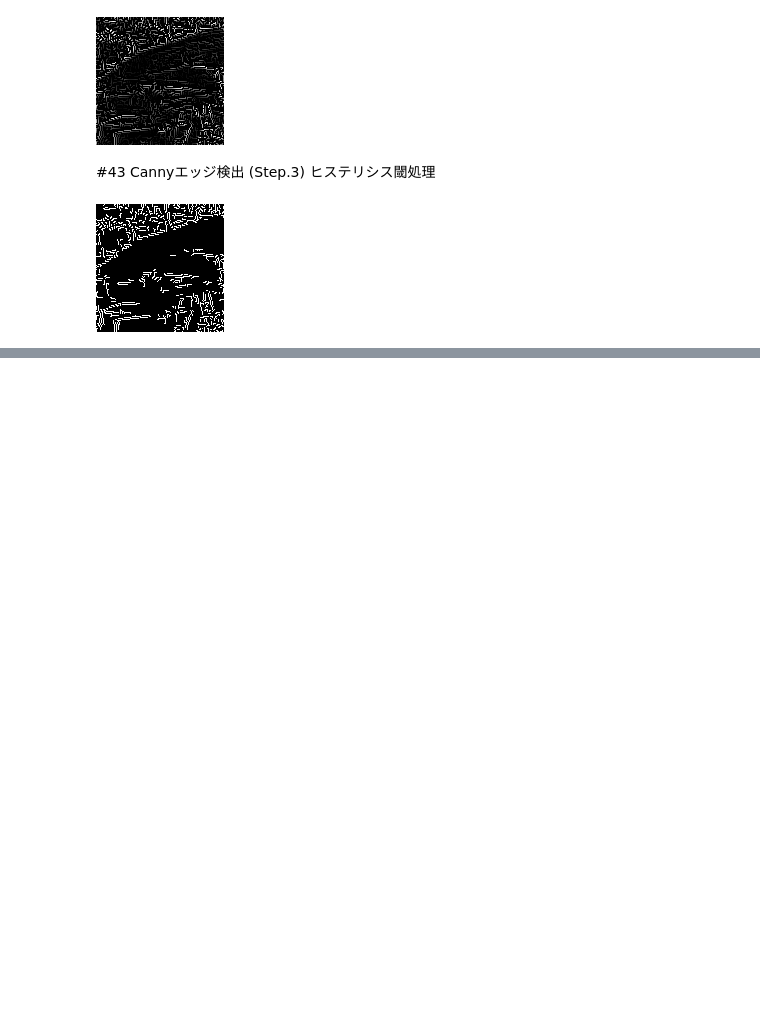
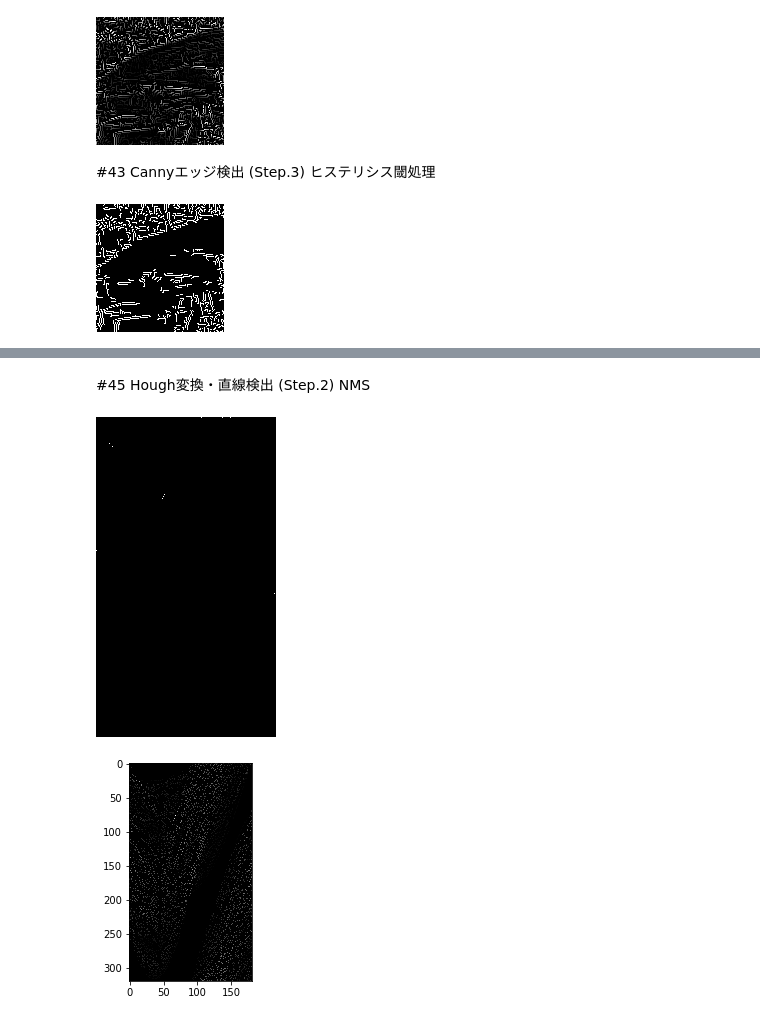
Before and after one commit to katoyu/image-processing-100training, a Jupyter notebook: 画像処理100本ノック41_50.ipynb, the cells around one changed output, grey strips where cells are left out. Drawn from its saved outputs; the diff is of its cells as text; code cells hidden in the pictures; blank space fills up the shorter version.

```diff
--- a/画像処理100本ノック41_50.ipynb
+++ b/画像処理100本ノック41_50.ipynb
@@ -171,0 +333,33 @@ cv2_imshow(out)
+# %% [markdown]
+#45 Hough変換・直線検出 (Step.2) NMS
+# %%
+#44からの続き
+import matplotlib.pyplot as plt
+
+plt.imshow(hough, cmap='gray')
+
+#non maximum suppression
+for y in range(rho_max):
+    for x in range(180):
+        x1 = max(x-1, 0)
+        x2 = min(x+2, 180)
+        y1 = max(y-1, 0)
+        y2 = min(y+2, rho_max)
+        if np.max(hough[y1:y2, x1:x2]) == hough[y, x] and hough[y, x] != 0:
+            pass
+        else:
+            hough[y, x] = 0
+
+ind_x = np.argsort(hough.ravel())[::-1][:10]
+ind_y = ind_x.copy()
+thetas = ind_x % 180
+rhos = ind_y // 180
+#_hough = np.zeros_like(hough, dtype=np.int)
+#_hough[rhos, thetas] = 255
+
+out = _hough.astype(np.uint8)
+
+cv2_imshow(out)
+# %% [output]
+[figure, added]
+[figure, added]
```
Also changed, not shown: parts of 8 cells of this notebook.
